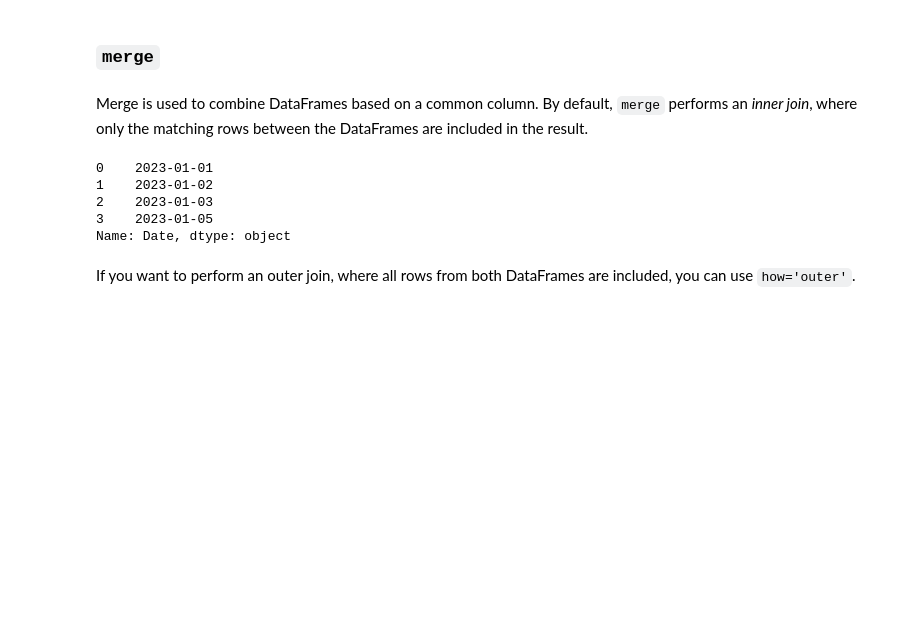
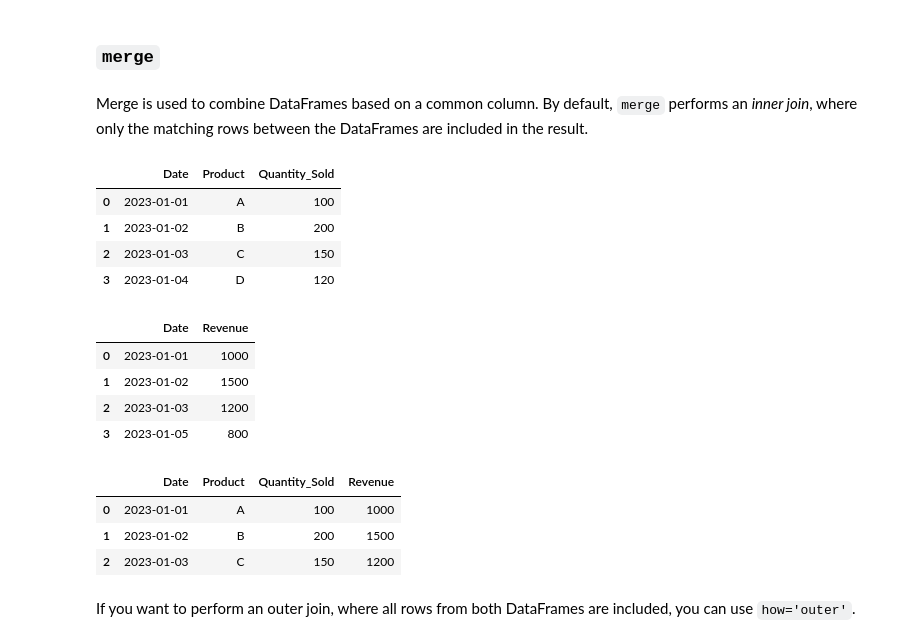
Before and after one commit to BartekSem/Barts_labs, a Jupyter notebook: Content/2.3_combining_structuring_data.ipynb, the cells around one changed output. Saved outputs shown, nothing was run; the diff lists cells and outputs as text; code cells hidden in the pictures; blank space fills up the shorter version.

```diff
--- a/Content/2.3_combining_structuring_data.ipynb
+++ b/Content/2.3_combining_structuring_data.ipynb
@@ -84,18 +104,37 @@ pd.concat([df_sales, df_revenue, df_costs], axis=0, join="inner")
 ### `merge`
 # %% [markdown]
 Merge is used to combine DataFrames based on a common column. By default, `merge` performs an *inner join*, where only the matching rows between the DataFrames are included in the result.
+# %%
+df_sales = pd.DataFrame({
+    'Date': ['2023-01-01', '2023-01-02', '2023-01-03', '2023-01-04'],
+    'Product': ['A', 'B', 'C', 'D'],
+    'Quantity_Sold': [100, 200, 150, 120]
+})
+df_sales
+# %% [output]
+|  | Date | Product | Quantity_Sold |
+| 0 | 2023-01-01 | A | 100 |
+| 1 | 2023-01-02 | B | 200 |
+| 2 | 2023-01-03 | C | 150 |
+| 3 | 2023-01-04 | D | 120 |
 # %%
 df_revenue.Date
+df_revenue
 # %% [output]
-0    2023-01-01
-1    2023-01-02
-2    2023-01-03
-3    2023-01-05
-Name: Date, dtype: object
+|  | Date | Revenue |
+| 0 | 2023-01-01 | 1000 |
+| 1 | 2023-01-02 | 1500 |
+| 2 | 2023-01-03 | 1200 |
+| 3 | 2023-01-05 | 800 |
 # %%
 # Merge the sales and revenue DataFrames on the 'Date' column (inner join)
 # Only rows with a common value in the 'Date' column, present in both DataFrames, are included in the merged result.
 pd.merge(df_sales, df_revenue, on='Date')
+# %% [output]
+|  | Date | Product | Quantity_Sold | Revenue |
+| 0 | 2023-01-01 | A | 100 | 1000 |
+| 1 | 2023-01-02 | B | 200 | 1500 |
+| 2 | 2023-01-03 | C | 150 | 1200 |
 # %% [markdown]
 If you want to perform an outer join, where all rows from both DataFrames are included, you can use `how='outer'`.
 # %%
```
Also changed, not shown: parts of 7 cells of this notebook, 3 other files.
